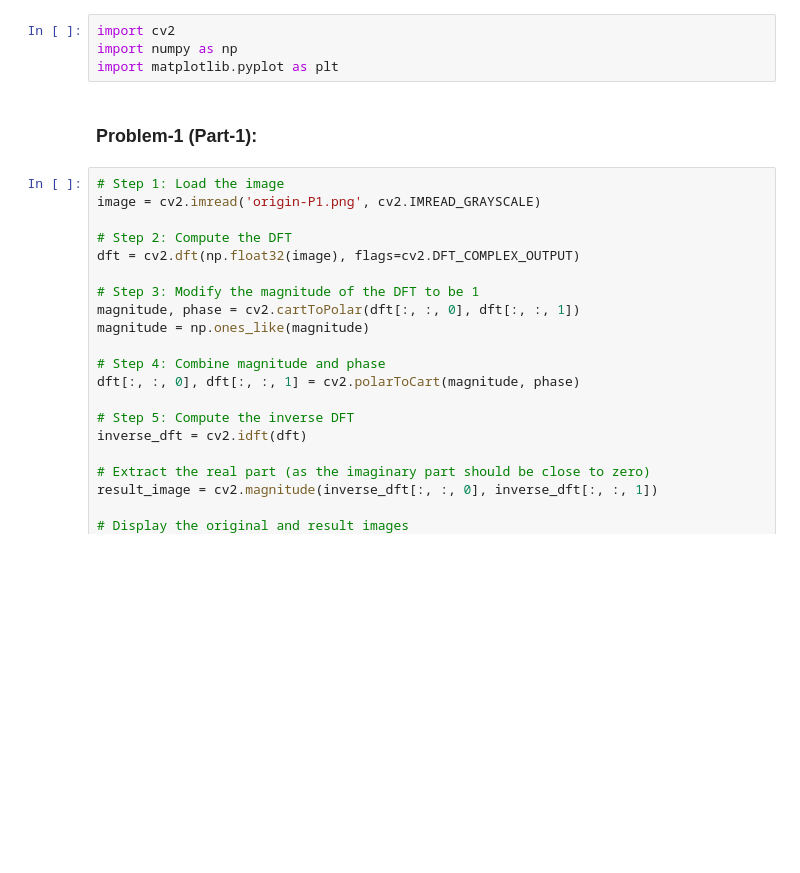
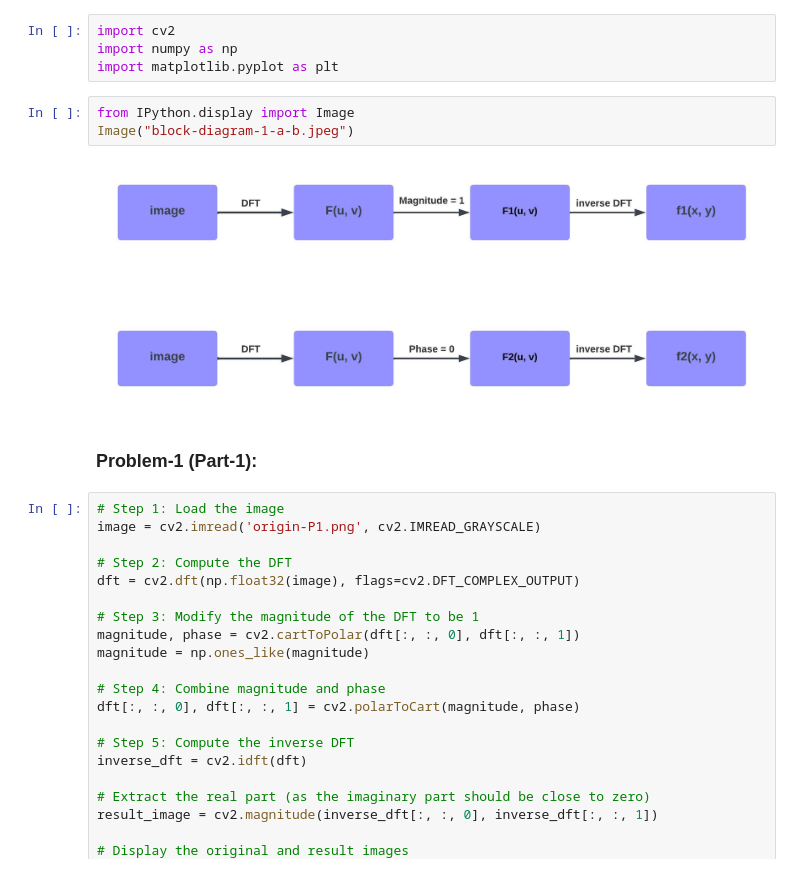
Before and after one commit to mrzResearchArena/image-processing, a Jupyter notebook: IP-HW-2.ipynb, the cells around one changed output. Saved outputs shown, nothing was run; the diff lists cells and outputs as text; blank space fills up the shorter version.

```diff
--- a/IP-HW-2.ipynb
+++ b/IP-HW-2.ipynb
@@ -2,6 +2,11 @@
 import cv2
 import numpy as np
 import matplotlib.pyplot as plt
+# %%
+from IPython.display import Image
+Image("block-diagram-1-a-b.jpeg")
+# %% [output]
+[figure, added]
 # %% [markdown]
 ### Problem-1 (Part-1):
 # %%
```
Also changed, not shown: parts of 4 cells of this notebook.
